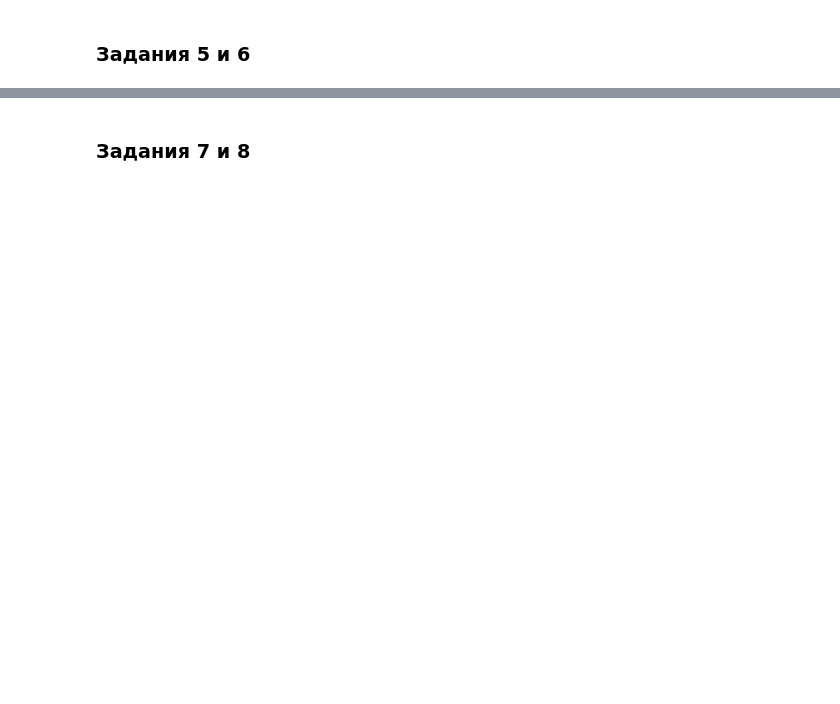
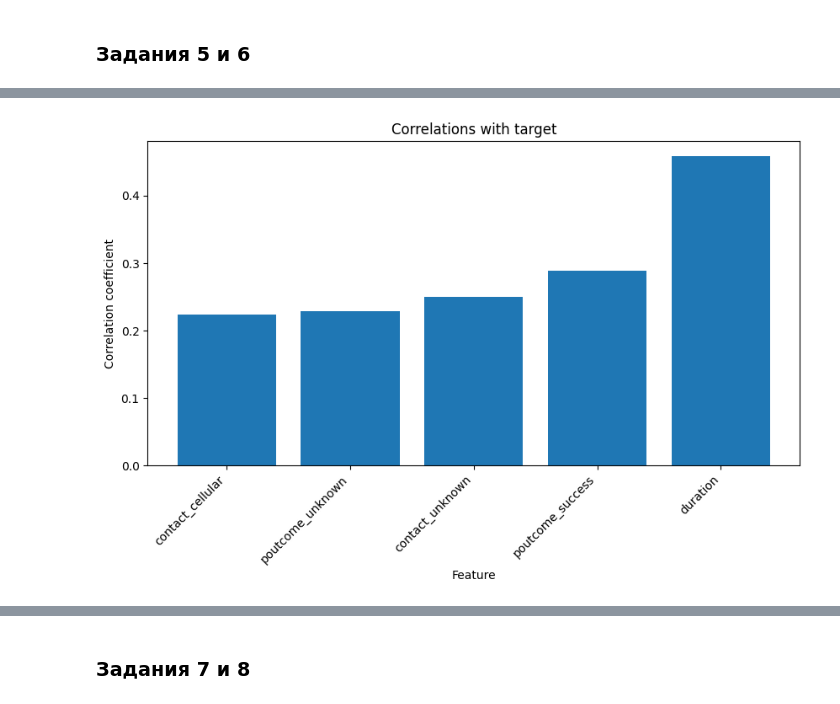
Before and after one commit to kdunaev-a10/SkillFactory-DTS, a Jupyter notebook: project_4/Project_4_ML.ipynb, the cells around one changed output, grey strips where cells are left out. Saved outputs shown, nothing was run; the diff lists cells and outputs as text; code cells hidden in the pictures; blank space fills up the shorter version.

```diff
--- a/project_4/Project_4_ML.ipynb
+++ b/project_4/Project_4_ML.ipynb
@@ -622,0 +718,14 @@ print(cleaned['education'].sum())
+# %%
+#Вычисляем модуль корреляции
+corr_with_target = dummies_data.corr()['deposit'].abs().sort_values()[-6:-1]
+#Удаляем корреляцию целевой переменной с самой собой
+#corr_with_target = corr_with_target.drop('deposit')
+#Строим столбчатую диаграмму корреляций
+fig, ax = plt.subplots(figsize=(10, 5)) #фигура+координатная плоскость
+ax.bar(corr_with_target.index, corr_with_target.values) #столбчатая диаграмма
+ax.set_title('Correlations with target') #название графика
+ax.set_xlabel('Feature') #название оси x
+ax.set_ylabel('Сorrelation coefficient'); #название оси y
+ax.set_xticklabels(ax.get_xticklabels(), rotation=45, horizontalalignment='right');
+# %% [output]
+[figure, added]
```
Also changed, not shown: parts of 32 cells of this notebook, 2 other files.
